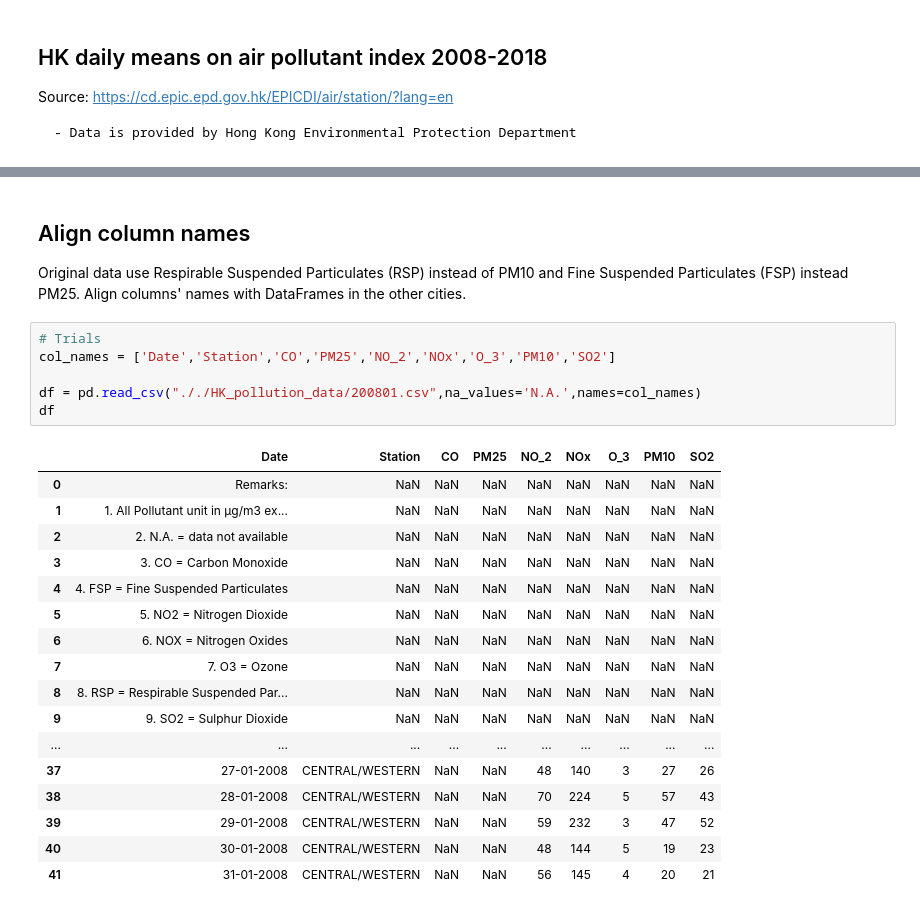
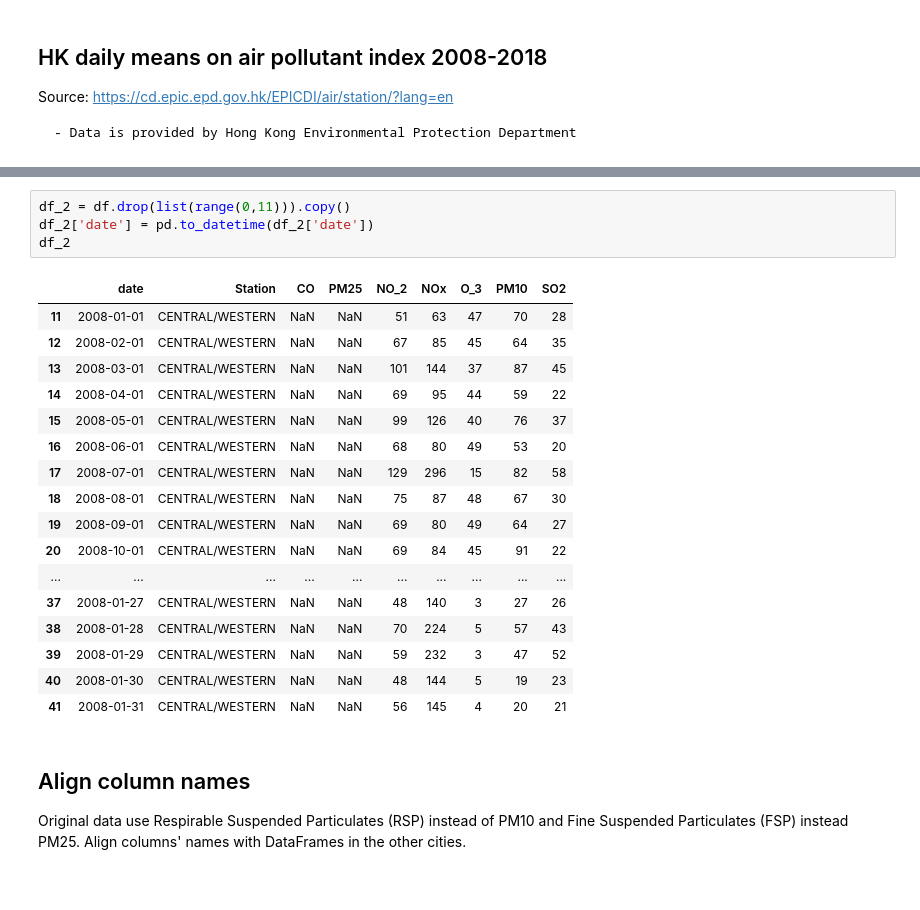
Before and after one commit to andres2203/pollution_correlation, a Jupyter notebook: Hong Kong Data/HK pollution index.ipynb, the cells around one changed output, grey strips where cells are left out. Cells and saved outputs as stored; diff of their text form.

```diff
--- a/Hong Kong Data/HK pollution index.ipynb
+++ b/Hong Kong Data/HK pollution index.ipynb
@@ -9,28 +33,26 @@ Source: https://cd.epic.epd.gov.hk/EPICDI/air/station/?lang=en
+# %%
+df_2 = df.drop(list(range(0,11))).copy()
+df_2['date'] = pd.to_datetime(df_2['date'])
+df_2
+# %% [output]
+|  | date | Station | CO | PM25 | NO_2 | NOx | O_3 | PM10 | SO2 |
+| 11 | 2008-01-01 | CENTRAL/WESTERN | NaN | NaN | 51 | 63 | 47 | 70 | 28 |
+| 12 | 2008-02-01 | CENTRAL/WESTERN | NaN | NaN | 67 | 85 | 45 | 64 | 35 |
+| 13 | 2008-03-01 | CENTRAL/WESTERN | NaN | NaN | 101 | 144 | 37 | 87 | 45 |
+| 14 | 2008-04-01 | CENTRAL/WESTERN | NaN | NaN | 69 | 95 | 44 | 59 | 22 |
+| 15 | 2008-05-01 | CENTRAL/WESTERN | NaN | NaN | 99 | 126 | 40 | 76 | 37 |
+| 16 | 2008-06-01 | CENTRAL/WESTERN | NaN | NaN | 68 | 80 | 49 | 53 | 20 |
+| 17 | 2008-07-01 | CENTRAL/WESTERN | NaN | NaN | 129 | 296 | 15 | 82 | 58 |
+| 18 | 2008-08-01 | CENTRAL/WESTERN | NaN | NaN | 75 | 87 | 48 | 67 | 30 |
+| 19 | 2008-09-01 | CENTRAL/WESTERN | NaN | NaN | 69 | 80 | 49 | 64 | 27 |
+| 20 | 2008-10-01 | CENTRAL/WESTERN | NaN | NaN | 69 | 84 | 45 | 91 | 22 |
+| ... | ... | ... | ... | ... | ... | ... | ... | ... | ... |
+| 37 | 2008-01-27 | CENTRAL/WESTERN | NaN | NaN | 48 | 140 | 3 | 27 | 26 |
+| 38 | 2008-01-28 | CENTRAL/WESTERN | NaN | NaN | 70 | 224 | 5 | 57 | 43 |
+| 39 | 2008-01-29 | CENTRAL/WESTERN | NaN | NaN | 59 | 232 | 3 | 47 | 52 |
+| 40 | 2008-01-30 | CENTRAL/WESTERN | NaN | NaN | 48 | 144 | 5 | 19 | 23 |
+| 41 | 2008-01-31 | CENTRAL/WESTERN | NaN | NaN | 56 | 145 | 4 | 20 | 21 |
 # %% [markdown]
 ## Align column names
 
 Original data use Respirable Suspended Particulates (RSP) instead of PM10 and Fine Suspended Particulates (FSP) instead PM25. Align columns' names with DataFrames in the other cities.
-# %%
-# Trials
-col_names = ['Date','Station','CO','PM25','NO_2','NOx','O_3','PM10','SO2']
-
-df = pd.read_csv("././HK_pollution_data/200801.csv",na_values='N.A.',names=col_names)
-df
-# %% [output]
-|  | Date | Station | CO | PM25 | NO_2 | NOx | O_3 | PM10 | SO2 |
-| 0 | Remarks: | NaN | NaN | NaN | NaN | NaN | NaN | NaN | NaN |
-| 1 | 1. All Pollutant unit in μg/m3 ex... | NaN | NaN | NaN | NaN | NaN | NaN | NaN | NaN |
-| 2 | 2. N.A. = data not available | NaN | NaN | NaN | NaN | NaN | NaN | NaN | NaN |
-| 3 | 3. CO = Carbon Monoxide | NaN | NaN | NaN | NaN | NaN | NaN | NaN | NaN |
-| 4 | 4. FSP = Fine Suspended Particulates | NaN | NaN | NaN | NaN | NaN | NaN | NaN | NaN |
-| 5 | 5. NO2 = Nitrogen Dioxide | NaN | NaN | NaN | NaN | NaN | NaN | NaN | NaN |
-| 6 | 6. NOX = Nitrogen Oxides | NaN | NaN | NaN | NaN | NaN | NaN | NaN | NaN |
-| 7 | 7. O3 = Ozone | NaN | NaN | NaN | NaN | NaN | NaN | NaN | NaN |
-| 8 | 8. RSP = Respirable Suspended Par... | NaN | NaN | NaN | NaN | NaN | NaN | NaN | NaN |
-| 9 | 9. SO2 = Sulphur Dioxide | NaN | NaN | NaN | NaN | NaN | NaN | NaN | NaN |
-| ... | ... | ... | ... | ... | ... | ... | ... | ... | ... |
-| 37 | 27-01-2008 | CENTRAL/WESTERN | NaN | NaN | 48 | 140 | 3 | 27 | 26 |
-| 38 | 28-01-2008 | CENTRAL/WESTERN | NaN | NaN | 70 | 224 | 5 | 57 | 43 |
-| 39 | 29-01-2008 | CENTRAL/WESTERN | NaN | NaN | 59 | 232 | 3 | 47 | 52 |
-| 40 | 30-01-2008 | CENTRAL/WESTERN | NaN | NaN | 48 | 144 | 5 | 19 | 23 |
-| 41 | 31-01-2008 | CENTRAL/WESTERN | NaN | NaN | 56 | 145 | 4 | 20 | 21 |
```
Also changed, not shown: parts of 6 cells of this notebook, 3 other files.
